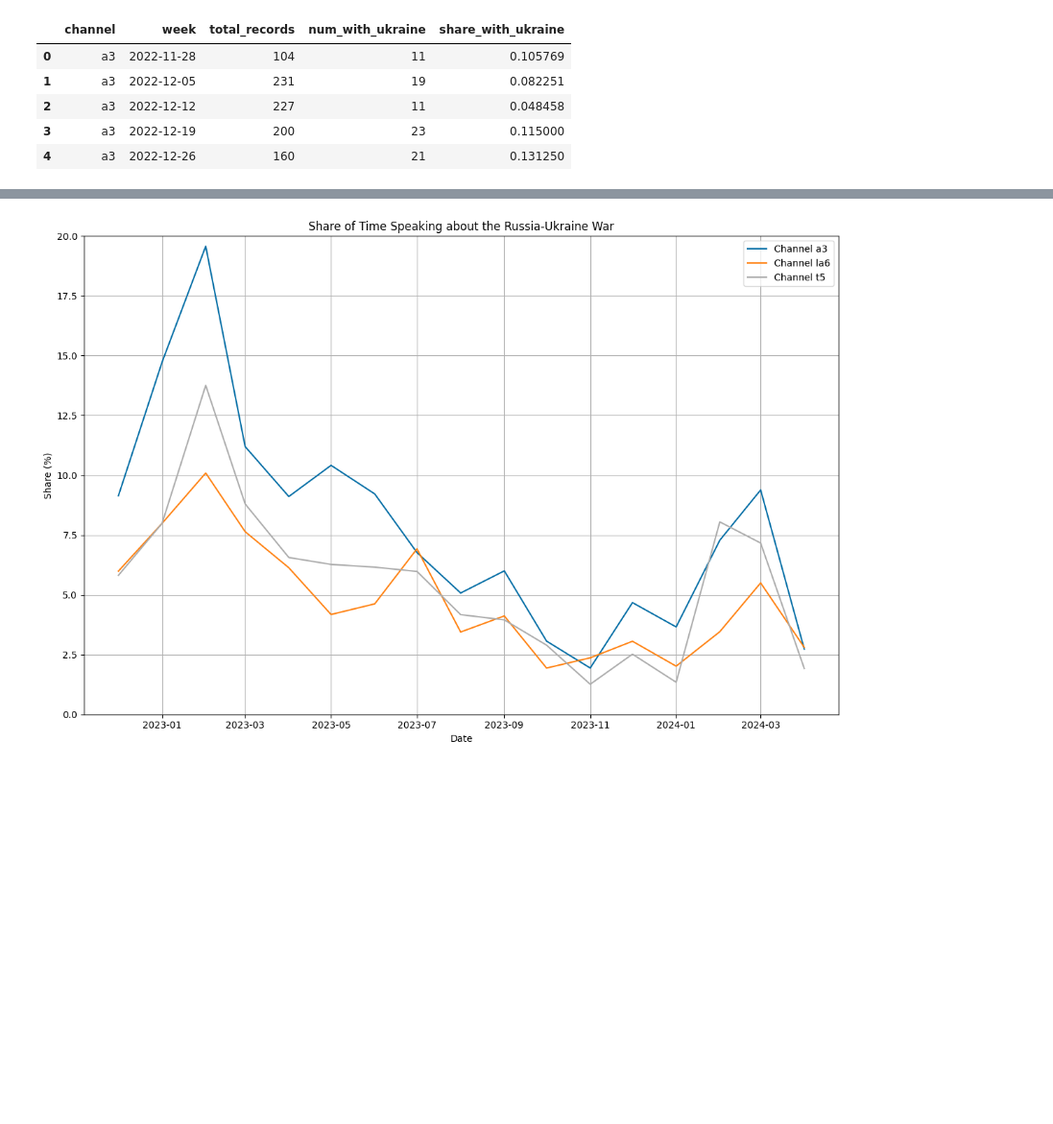
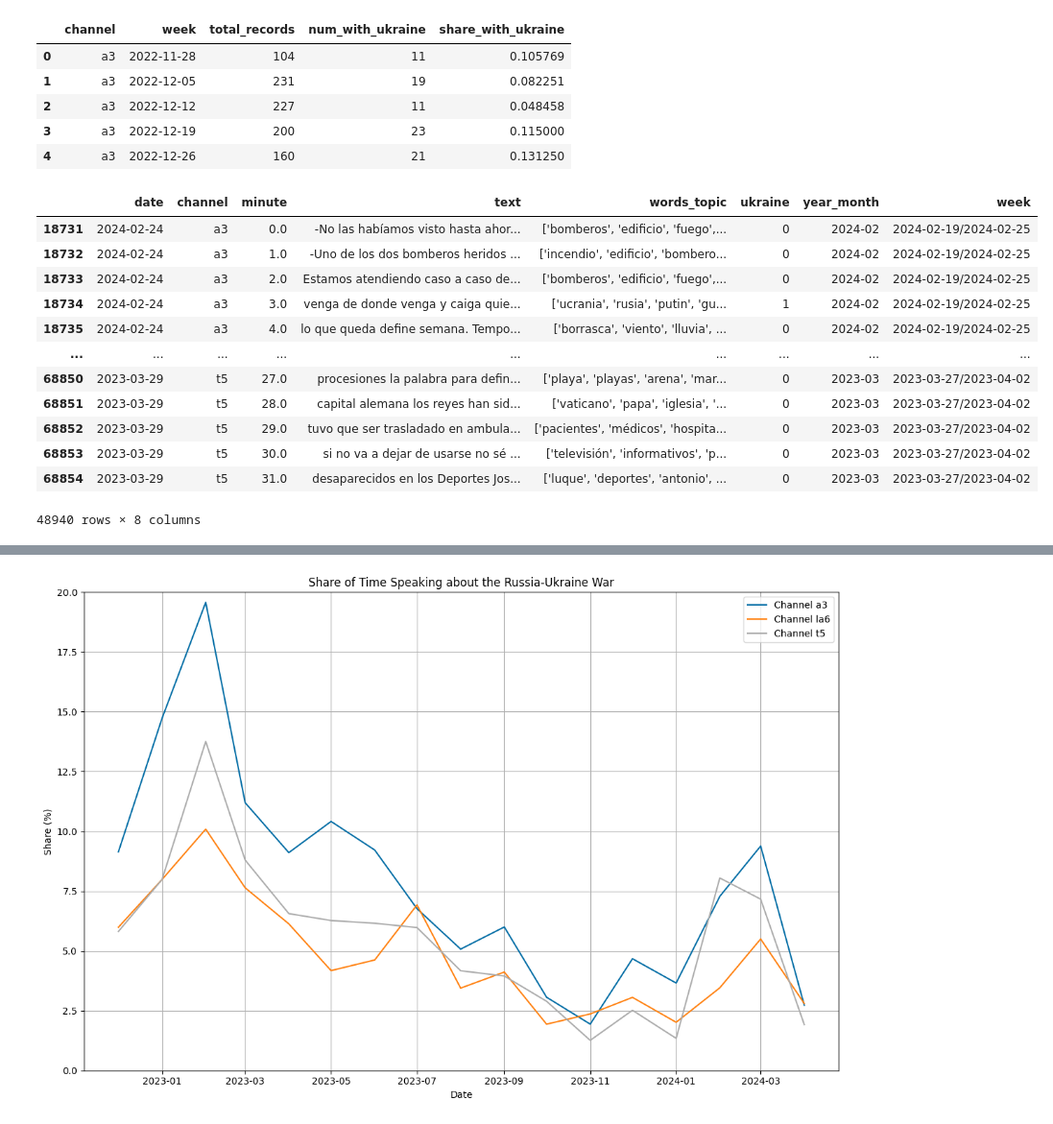
Before and after one commit to adgianv/Thesis---War-Image-Classification, a Jupyter notebook: Inference.ipynb, the cells around one changed output, grey strips where cells are left out. Shown at 96% size. Drawn from its saved outputs; the diff is of its cells as text; code cells hidden in the pictures; blank space fills up the shorter version.

```diff
--- a/Inference.ipynb
+++ b/Inference.ipynb
@@ -86,3 +86,19 @@ observations_by_week.head()
 | 2 | a3 | 2022-12-12 | 227 | 11 | 0.048458 |
 | 3 | a3 | 2022-12-19 | 200 | 23 | 0.115000 |
 | 4 | a3 | 2022-12-26 | 160 | 21 | 0.131250 |
+# %%
+topics
+# %% [output]
+|  | date | channel | minute | text | words_topic | ukraine | year_month | week |
+| 18731 | 2024-02-24 | a3 | 0.0 | -No las habíamos visto hasta ahor... | ['bomberos', 'edificio', 'fuego',... | 0 | 2024-02 | 2024-02-19/2024-02-25 |
+| 18732 | 2024-02-24 | a3 | 1.0 | -Uno de los dos bomberos heridos ... | ['incendio', 'edificio', 'bombero... | 0 | 2024-02 | 2024-02-19/2024-02-25 |
+| 18733 | 2024-02-24 | a3 | 2.0 | Estamos atendiendo caso a caso de... | ['bomberos', 'edificio', 'fuego',... | 0 | 2024-02 | 2024-02-19/2024-02-25 |
+| 18734 | 2024-02-24 | a3 | 3.0 | venga de donde venga y caiga quie... | ['ucrania', 'rusia', 'putin', 'gu... | 1 | 2024-02 | 2024-02-19/2024-02-25 |
+| 18735 | 2024-02-24 | a3 | 4.0 | lo que queda define semana. Tempo... | ['borrasca', 'viento', 'lluvia', ... | 0 | 2024-02 | 2024-02-19/2024-02-25 |
+| ... | ... | ... | ... | ... | ... | ... | ... | ... |
+| 68850 | 2023-03-29 | t5 | 27.0 | procesiones la palabra para defin... | ['playa', 'playas', 'arena', 'mar... | 0 | 2023-03 | 2023-03-27/2023-04-02 |
+| 68851 | 2023-03-29 | t5 | 28.0 | capital alemana los reyes han sid... | ['vaticano', 'papa', 'iglesia', '... | 0 | 2023-03 | 2023-03-27/2023-04-02 |
+| 68852 | 2023-03-29 | t5 | 29.0 | tuvo que ser trasladado en ambula... | ['pacientes', 'médicos', 'hospita... | 0 | 2023-03 | 2023-03-27/2023-04-02 |
+| 68853 | 2023-03-29 | t5 | 30.0 | si no va a dejar de usarse no sé ... | ['televisión', 'informativos', 'p... | 0 | 2023-03 | 2023-03-27/2023-04-02 |
+| 68854 | 2023-03-29 | t5 | 31.0 | desaparecidos en los Deportes Jos... | ['luque', 'deportes', 'antonio', ... | 0 | 2023-03 | 2023-03-27/2023-04-02 |
+48940 rows × 8 columns
```
Also changed, not shown: parts of 10 cells of this notebook, 2 other files.
